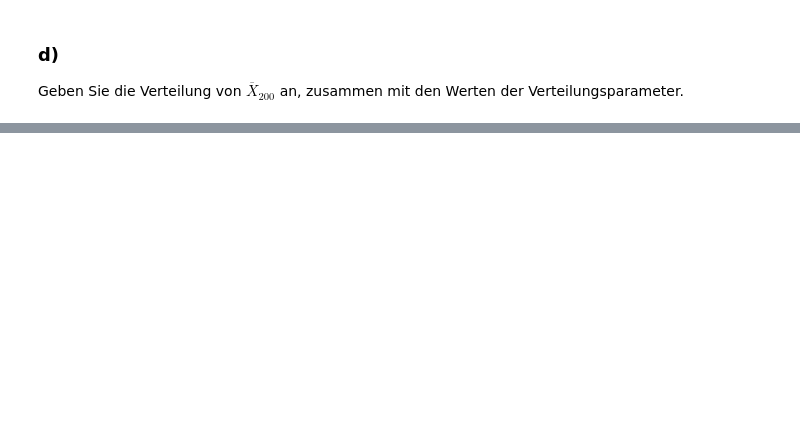
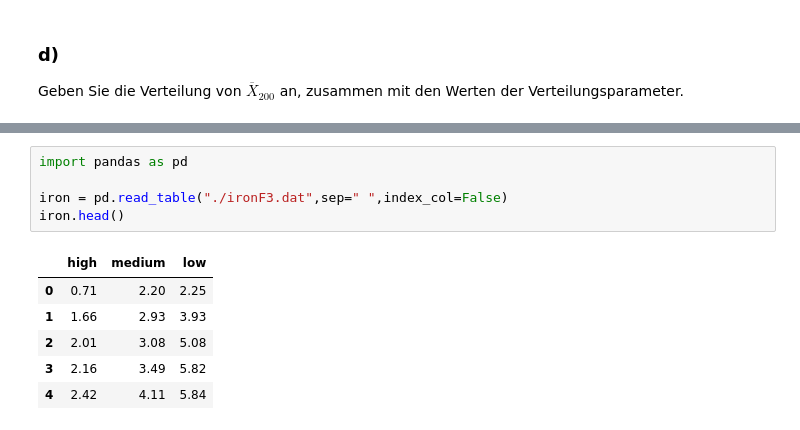
Before and after one commit to KilnOfTheSecondFlame/STAT_HS18_Exercises, a Jupyter notebook: 05_Exercise05/05_Exercie05.ipynb, the cells around one changed output, grey strips where cells are left out. Saved outputs shown, nothing was run; the diff lists cells and outputs as text; blank space fills up the shorter version.

```diff
--- a/05_Exercise05/05_Exercie05.ipynb
+++ b/05_Exercise05/05_Exercie05.ipynb
@@ -239,0 +249,12 @@ Geben Sie die Verteilung von $\overline{X}_{200}$ an, zusammen mit den Werten de
+# %%
+import pandas as pd
+
+iron = pd.read_table("./ironF3.dat",sep=" ",index_col=False)
+iron.head()
+# %% [output]
+|  | high | medium | low |
+| 0 | 0.71 | 2.20 | 2.25 |
+| 1 | 1.66 | 2.93 | 3.93 |
+| 2 | 2.01 | 3.08 | 5.08 |
+| 3 | 2.16 | 3.49 | 5.82 |
+| 4 | 2.42 | 4.11 | 5.84 |
```
Also changed, not shown: parts of 10 cells of this notebook, 1 other file.
